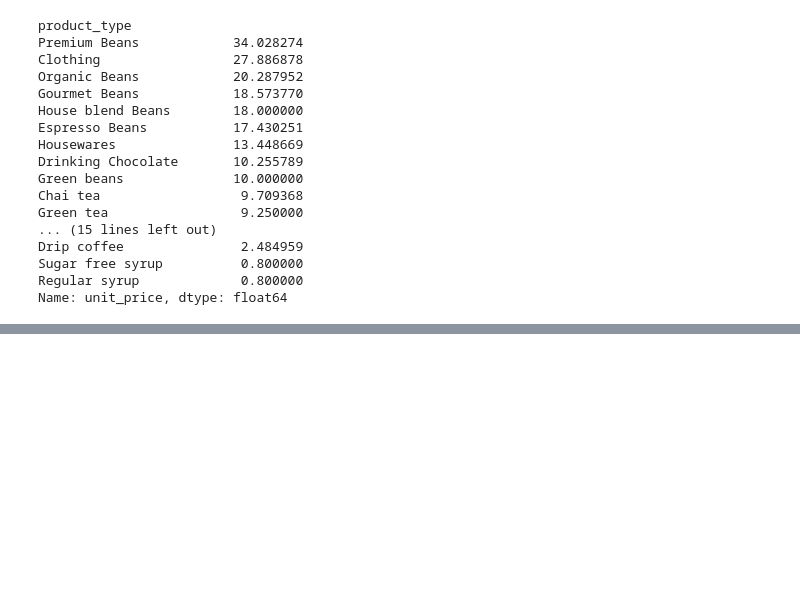
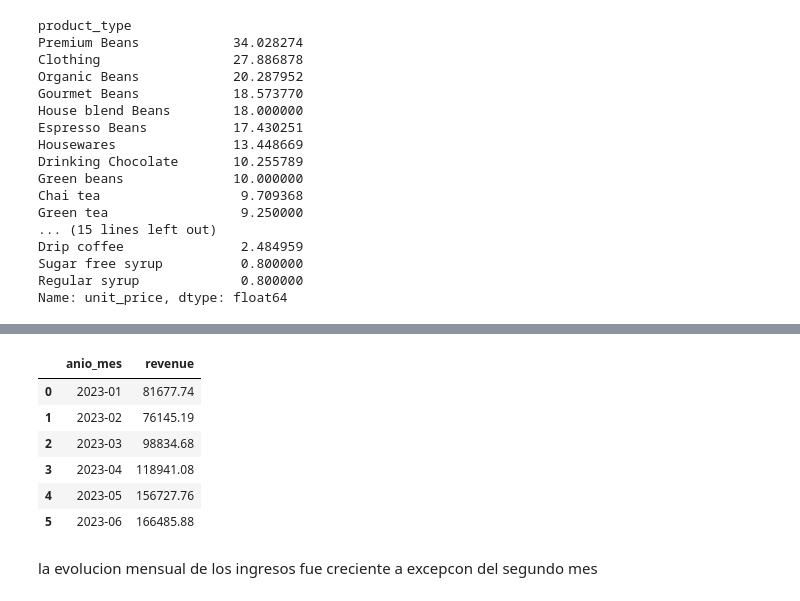
Before and after one commit to juniorleyer1/coffee-shop-sales-analysis, a Jupyter notebook: notebooks/coffee-shop-sales-analysis.ipynb, the cells around one changed output, grey strips where cells are left out. Cells and saved outputs as stored; diff of their text form; code cells hidden in the pictures; blank space fills up the shorter version.

```diff
--- a/notebooks/coffee-shop-sales-analysis.ipynb
+++ b/notebooks/coffee-shop-sales-analysis.ipynb
@@ -434,0 +437,14 @@ Name: unit_price, dtype: float64
+# %%
+df_new['anio_mes'] = df_new['transaction_date'].dt.to_period('M')
+ingresos_por_mes = df_new.groupby('anio_mes')["revenue"].sum().reset_index()
+ingresos_por_mes
+# %% [output]
+|  | anio_mes | revenue |
+| 0 | 2023-01 | 81677.74 |
+| 1 | 2023-02 | 76145.19 |
+| 2 | 2023-03 | 98834.68 |
+| 3 | 2023-04 | 118941.08 |
+| 4 | 2023-05 | 156727.76 |
+| 5 | 2023-06 | 166485.88 |
+# %% [markdown]
+la evolucion mensual de los ingresos fue creciente a excepcon del segundo mes
```
Also changed, not shown: parts of 14 cells of this notebook.
